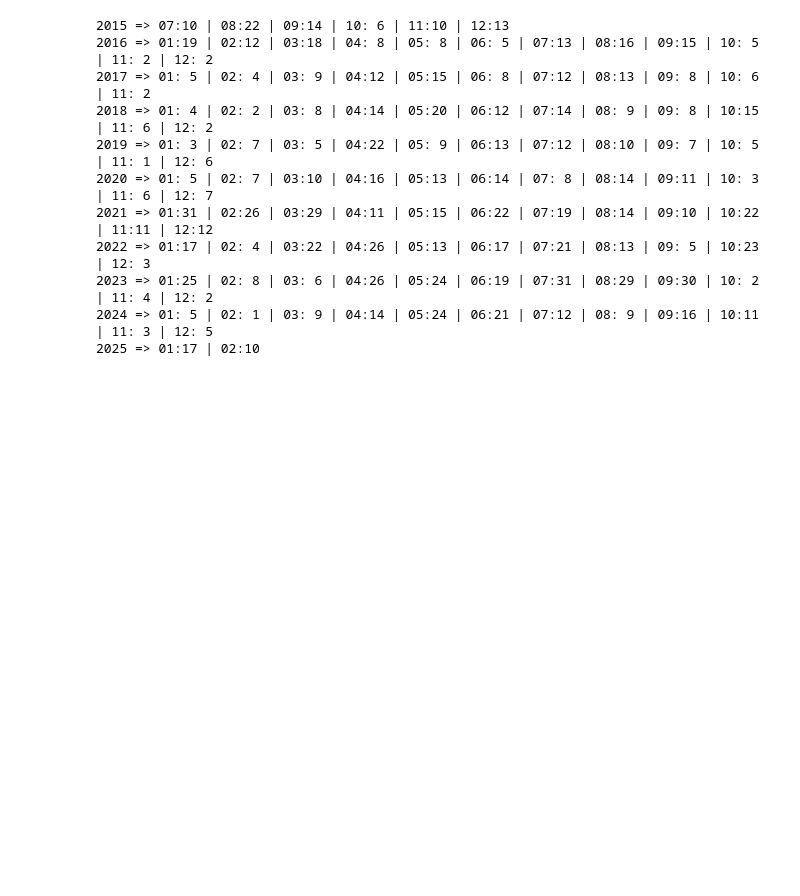
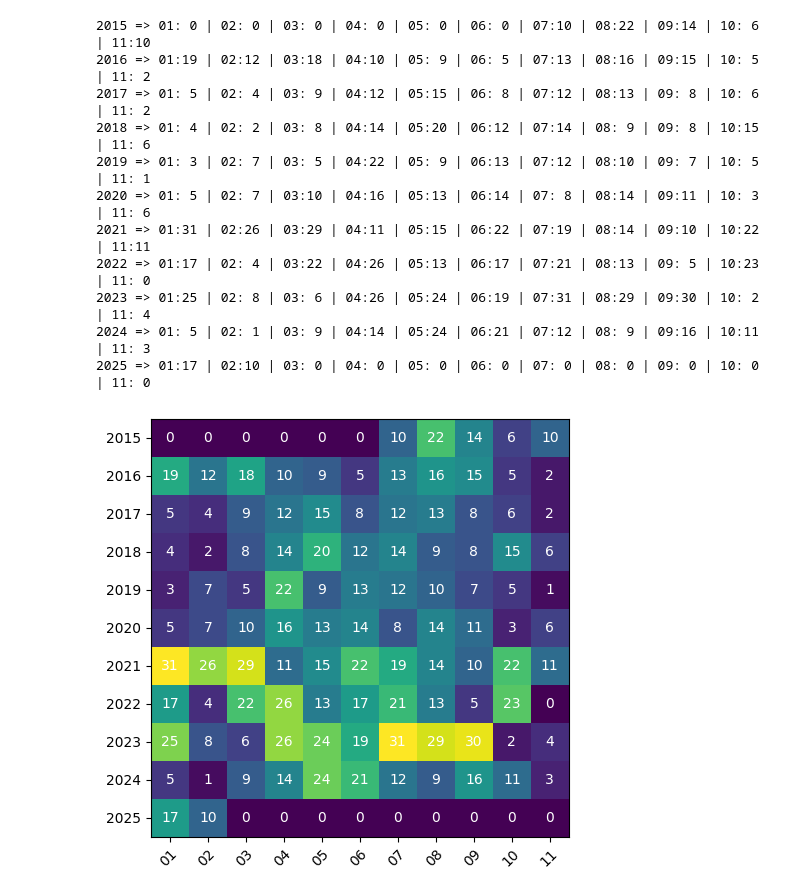
Before and after one commit to kristapsbe/bulbulis, a Jupyter notebook: notebooks/20250404_date_verif.ipynb, the cells around one changed output. Saved outputs shown, nothing was run; the diff lists cells and outputs as text; code cells hidden in the pictures; blank space fills up the shorter version.

Commit message:
coverage

```diff
--- a/notebooks/20250404_date_verif.ipynb
+++ b/notebooks/20250404_date_verif.ipynb
@@ -24,18 +27,37 @@ for d in list(set([p[1][:8] for p in parts])):
         dates[d[:4]][d[4:6]] += 1
 # %%
 years = sorted(list(dates.keys()))
+months = [str(i).zfill(2) for i in range(1, 12)]
 for y in years:
-    months = sorted(list(dates[y].keys()))
-    print(f"{y} => {" | ".join([f"{m}:{dates[y][m]:2}" for m in months])}")
+    print(f"{y} => {" | ".join([f"{m}:{dates[y].get(m, 0):2}" for m in months])}")
 # %% [output]
-2015 => 07:10 | 08:22 | 09:14 | 10: 6 | 11:10 | 12:13
-2016 => 01:19 | 02:12 | 03:18 | 04: 8 | 05: 8 | 06: 5 | 07:13 | 08:16 | 09:15 | 10: 5 | 11: 2 | 12: 2
+2015 => 01: 0 | 02: 0 | 03: 0 | 04: 0 | 05: 0 | 06: 0 | 07:10 | 08:22 | 09:14 | 10: 6 | 11:10
+2016 => 01:19 | 02:12 | 03:18 | 04:10 | 05: 9 | 06: 5 | 07:13 | 08:16 | 09:15 | 10: 5 | 11: 2
 2017 => 01: 5 | 02: 4 | 03: 9 | 04:12 | 05:15 | 06: 8 | 07:12 | 08:13 | 09: 8 | 10: 6 | 11: 2
-2018 => 01: 4 | 02: 2 | 03: 8 | 04:14 | 05:20 | 06:12 | 07:14 | 08: 9 | 09: 8 | 10:15 | 11: 6 | 12: 2
-2019 => 01: 3 | 02: 7 | 03: 5 | 04:22 | 05: 9 | 06:13 | 07:12 | 08:10 | 09: 7 | 10: 5 | 11: 1 | 12: 6
-2020 => 01: 5 | 02: 7 | 03:10 | 04:16 | 05:13 | 06:14 | 07: 8 | 08:14 | 09:11 | 10: 3 | 11: 6 | 12: 7
-2021 => 01:31 | 02:26 | 03:29 | 04:11 | 05:15 | 06:22 | 07:19 | 08:14 | 09:10 | 10:22 | 11:11 | 12:12
-2022 => 01:17 | 02: 4 | 03:22 | 04:26 | 05:13 | 06:17 | 07:21 | 08:13 | 09: 5 | 10:23 | 12: 3
-2023 => 01:25 | 02: 8 | 03: 6 | 04:26 | 05:24 | 06:19 | 07:31 | 08:29 | 09:30 | 10: 2 | 11: 4 | 12: 2
-2024 => 01: 5 | 02: 1 | 03: 9 | 04:14 | 05:24 | 06:21 | 07:12 | 08: 9 | 09:16 | 10:11 | 11: 3 | 12: 5
-2025 => 01:17 | 02:10
+2018 => 01: 4 | 02: 2 | 03: 8 | 04:14 | 05:20 | 06:12 | 07:14 | 08: 9 | 09: 8 | 10:15 | 11: 6
+2019 => 01: 3 | 02: 7 | 03: 5 | 04:22 | 05: 9 | 06:13 | 07:12 | 08:10 | 09: 7 | 10: 5 | 11: 1
+2020 => 01: 5 | 02: 7 | 03:10 | 04:16 | 05:13 | 06:14 | 07: 8 | 08:14 | 09:11 | 10: 3 | 11: 6
+2021 => 01:31 | 02:26 | 03:29 | 04:11 | 05:15 | 06:22 | 07:19 | 08:14 | 09:10 | 10:22 | 11:11
+2022 => 01:17 | 02: 4 | 03:22 | 04:26 | 05:13 | 06:17 | 07:21 | 08:13 | 09: 5 | 10:23 | 11: 0
+2023 => 01:25 | 02: 8 | 03: 6 | 04:26 | 05:24 | 06:19 | 07:31 | 08:29 | 09:30 | 10: 2 | 11: 4
+2024 => 01: 5 | 02: 1 | 03: 9 | 04:14 | 05:24 | 06:21 | 07:12 | 08: 9 | 09:16 | 10:11 | 11: 3
+2025 => 01:17 | 02:10 | 03: 0 | 04: 0 | 05: 0 | 06: 0 | 07: 0 | 08: 0 | 09: 0 | 10: 0 | 11: 0
+# %%
+coverage = np.array([[dates[y].get(m, 0) for m in months] for y in years])
+
+fig, ax = plt.subplots()
+im = ax.imshow(coverage)
+
+# Show all ticks and label them with the respective list entries
+ax.set_xticks(range(len(months)), labels=months, rotation=45, ha="right", rotation_mode="anchor")
+ax.set_yticks(range(len(years)), labels=years)
+
+# Loop over data dimensions and create text annotations.
+for i in range(len(years)):
+    for j in range(len(months)):
+        text = ax.text(j, i, coverage[i, j], ha="center", va="center", color="w")
+
+fig.tight_layout()
+plt.show()
+# %% [output]
+[figure, added]
```
Also changed, not shown: parts of 3 cells of this notebook.
